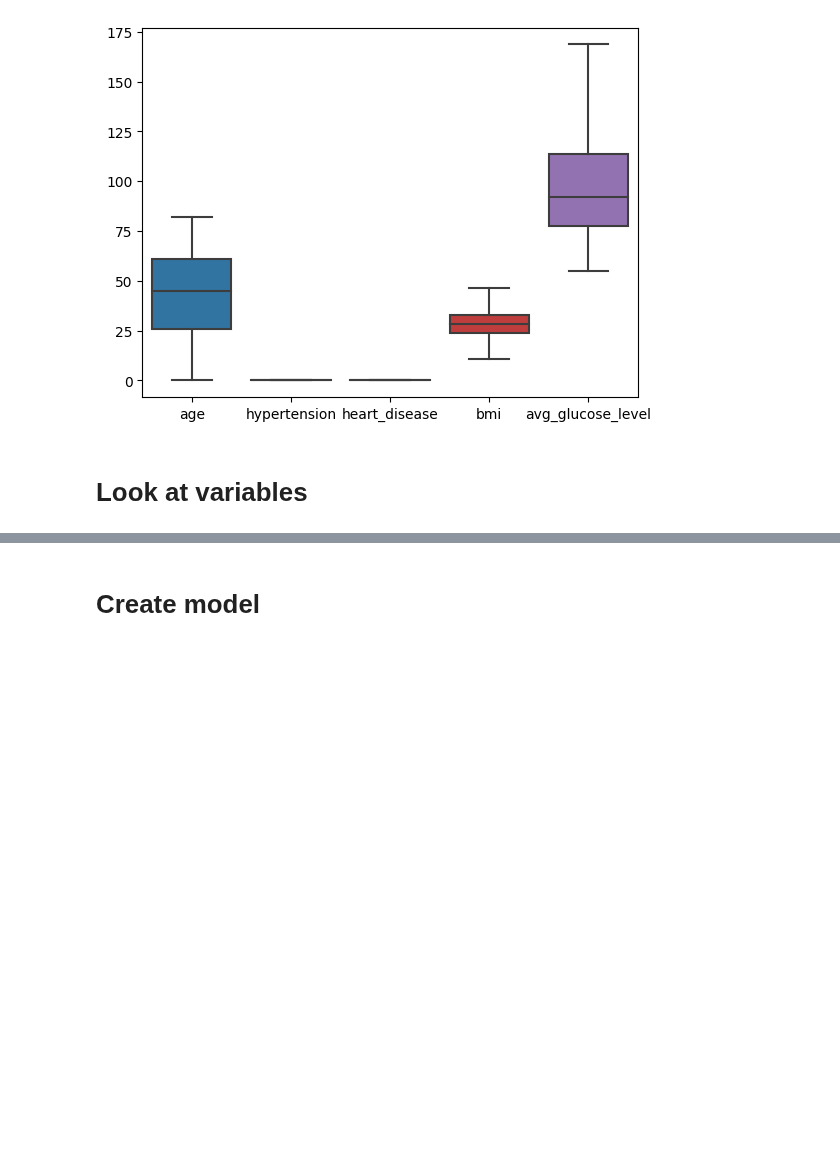
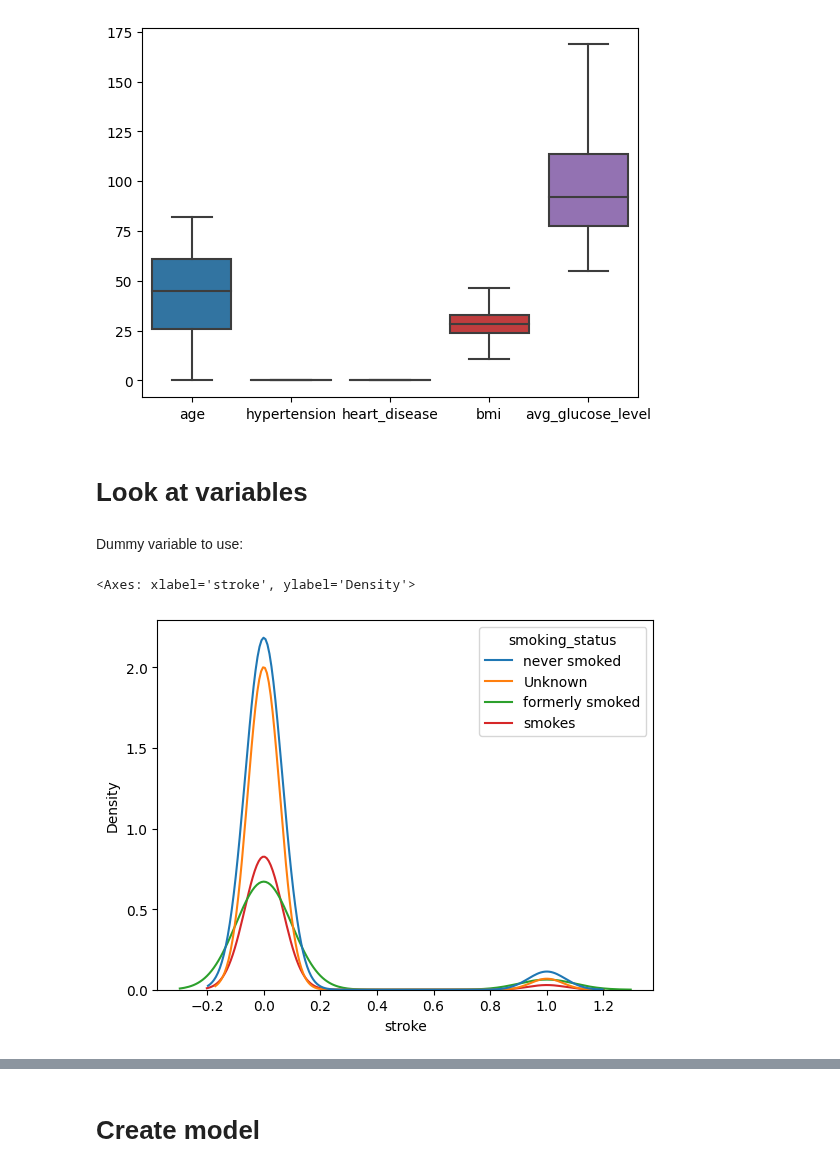
Before and after one commit to DS3001/group14, a Jupyter notebook: project_2/SabrinaModel.ipynb, the cells around one changed output, grey strips where cells are left out. Drawn from its saved outputs; the diff is of its cells as text; code cells hidden in the pictures; blank space fills up the shorter version.

Commit message:
Added some visuals for first examining the variables

```diff
--- a/project_2/SabrinaModel.ipynb
+++ b/project_2/SabrinaModel.ipynb
@@ -74,3 +74,10 @@ sns.boxplot(X_test_numeric)
 [figure]
 # %% [markdown]
 # Look at variables
+# %% [markdown]
+Dummy variable to use:
+# %%
+sns.kdeplot(data=df_train, x='stroke', hue='smoking_status')
+# %% [output]
+<Axes: xlabel='stroke', ylabel='Density'>
+[figure, added]
```
Also changed, not shown: parts of 2 cells of this notebook.
